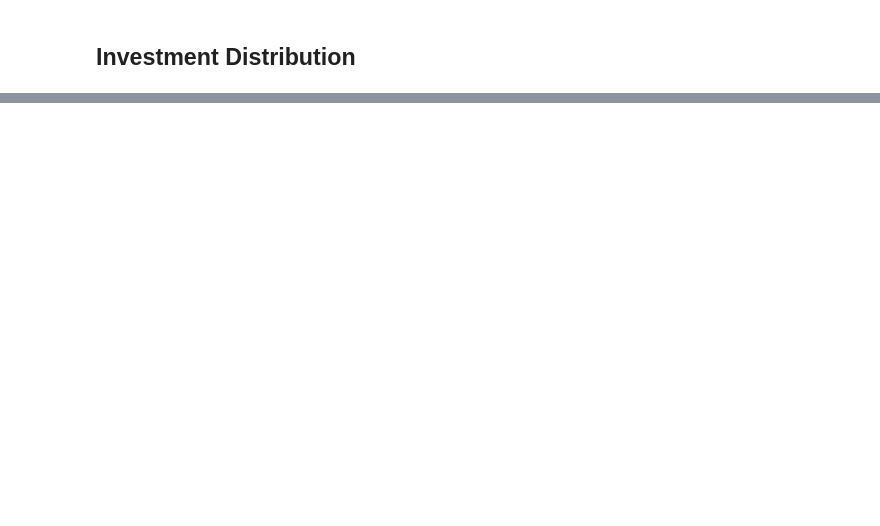
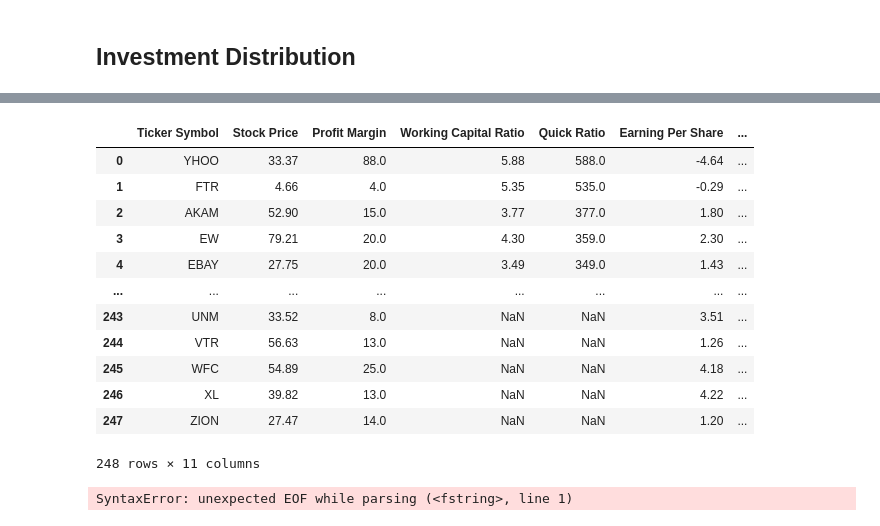
Before and after one commit to TessPalan/stock-research, a Jupyter notebook: notebook/investment_dist.ipynb, the cells around one changed output, grey strips where cells are left out. Drawn from its saved outputs; the diff is of its cells as text; code cells hidden in the pictures; blank space fills up the shorter version.

```diff
--- a/notebook/investment_dist.ipynb
+++ b/notebook/investment_dist.ipynb
@@ -65,0 +87,4 @@ You should invest $150.0 in the FTR stock
+# %%
+# ROI
+roi = ((top_stocks_final['Current Closing Price'] - top_stocks_final['Stock Price'])/top_stocks_final['Stock Price'])*100
+roi
@@ -65,0 +104,27 @@ You should invest $150.0 in the FTR stock
+# %%
+top_stocks_final['ROI %'] = roi
+top_stocks_final_roi = top_stocks_final.round(2)
+top_stocks_final_roi
+# %% [output]
+|  | Ticker Symbol | Stock Price | Profit Margin | Working Capital Ratio | Quick Ratio | Earning Per Share | ... |
+| 0 | YHOO | 33.37 | 88.0 | 5.88 | 588.0 | -4.64 | ... |
+| 1 | FTR | 4.66 | 4.0 | 5.35 | 535.0 | -0.29 | ... |
+| 2 | AKAM | 52.90 | 15.0 | 3.77 | 377.0 | 1.80 | ... |
+| 3 | EW | 79.21 | 20.0 | 4.30 | 359.0 | 2.30 | ... |
+| 4 | EBAY | 27.75 | 20.0 | 3.49 | 349.0 | 1.43 | ... |
+| ... | ... | ... | ... | ... | ... | ... | ... |
+| 243 | UNM | 33.52 | 8.0 | NaN | NaN | 3.51 | ... |
+| 244 | VTR | 56.63 | 13.0 | NaN | NaN | 1.26 | ... |
+| 245 | WFC | 54.89 | 25.0 | NaN | NaN | 4.18 | ... |
+| 246 | XL | 39.82 | 13.0 | NaN | NaN | 4.22 | ... |
+| 247 | ZION | 27.47 | 14.0 | NaN | NaN | 1.20 | ... |
+248 rows × 11 columns
+# %%
+# Tell the investor how much money they made
+print(f'You profited ${(int(budget)*0.35)*} on the YHOO stock')
+print(f'You profited ${int(budget)*0.30} on the FTR stock')
+print(f'You profited ${int(budget)*0.15} on the AKAM stock')
+print(f'You profited ${int(budget)*0.10} on the EW stock')
+print(f'You profited ${int(budget)*0.10} on the EBAY stock')
+# %% [output]
+SyntaxError: unexpected EOF while parsing (<fstring>, line 1)
```
Also changed, not shown: parts of 9 cells of this notebook, 23 other files.
